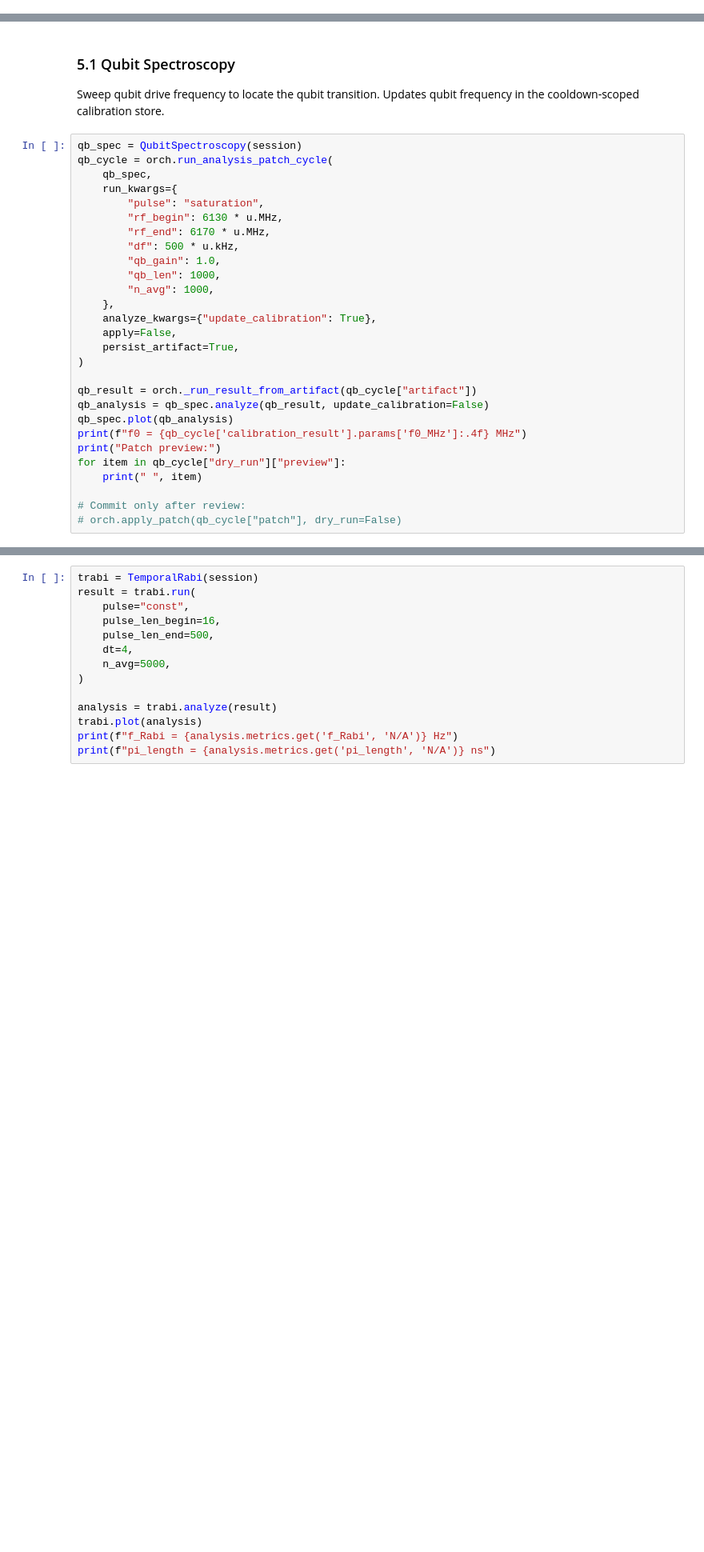
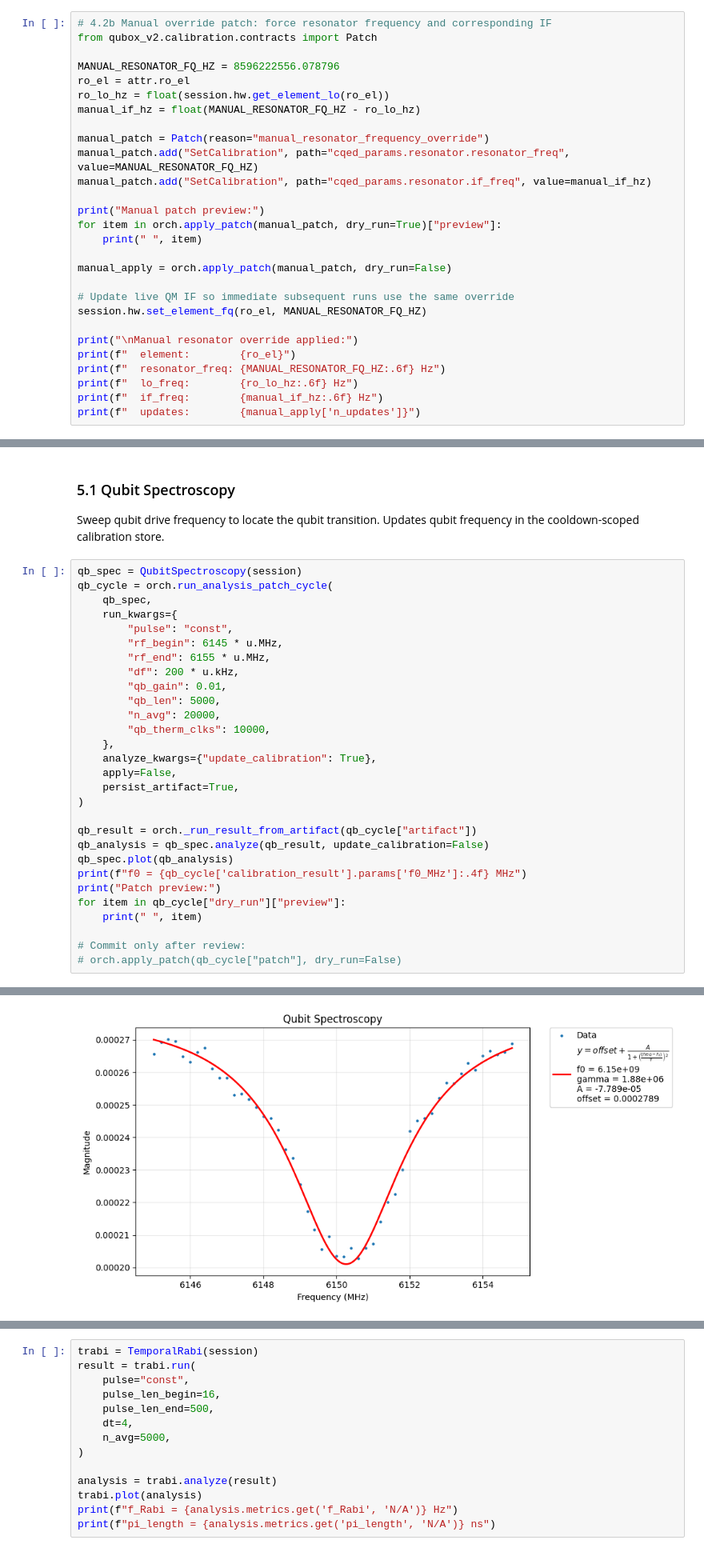
Before and after one commit to SoraUmika/qubox, a Jupyter notebook: notebooks/post_cavity_experiment_context.ipynb, the cells around one changed output, grey strips where cells are left out. Shown at 80% size. Drawn from its saved outputs; the diff is of its cells as text; blank space fills up the shorter version.

```diff
--- a/notebooks/post_cavity_experiment_context.ipynb
+++ b/notebooks/post_cavity_experiment_context.ipynb
@@ -503,0 +756,28 @@ for item in res_cycle["dry_run"]["preview"]:
+# %%
+# 4.2b Manual override patch: force resonator frequency and corresponding IF
+from qubox_v2.calibration.contracts import Patch
+
+MANUAL_RESONATOR_FQ_HZ = 8596222556.078796
+ro_el = attr.ro_el
+ro_lo_hz = float(session.hw.get_element_lo(ro_el))
+manual_if_hz = float(MANUAL_RESONATOR_FQ_HZ - ro_lo_hz)
+
+manual_patch = Patch(reason="manual_resonator_frequency_override")
+manual_patch.add("SetCalibration", path="cqed_params.resonator.resonator_freq", value=MANUAL_RESONATOR_FQ_HZ)
+manual_patch.add("SetCalibration", path="cqed_params.resonator.if_freq", value=manual_if_hz)
+
+print("Manual patch preview:")
+for item in orch.apply_patch(manual_patch, dry_run=True)["preview"]:
+    print(" ", item)
+
+manual_apply = orch.apply_patch(manual_patch, dry_run=False)
+
+# Update live QM IF so immediate subsequent runs use the same override
+session.hw.set_element_fq(ro_el, MANUAL_RESONATOR_FQ_HZ)
+
+print("\nManual resonator override applied:")
+print(f"  element:        {ro_el}")
+print(f"  resonator_freq: {MANUAL_RESONATOR_FQ_HZ:.6f} Hz")
+print(f"  lo_freq:        {ro_lo_hz:.6f} Hz")
+print(f"  if_freq:        {manual_if_hz:.6f} Hz")
+print(f"  updates:        {manual_apply['n_updates']}")
@@ -552,13 +829,14 @@ qb_spec = QubitSpectroscopy(session)
 qb_cycle = orch.run_analysis_patch_cycle(
     qb_spec,
     run_kwargs={
-        "pulse": "saturation",
-        "rf_begin": 6130 * u.MHz,
-        "rf_end": 6170 * u.MHz,
-        "df": 500 * u.kHz,
-        "qb_gain": 1.0,
-        "qb_len": 1000,
-        "n_avg": 1000,
+        "pulse": "const",
+        "rf_begin": 6145 * u.MHz,
+        "rf_end": 6155 * u.MHz,
+        "df": 200 * u.kHz,
+        "qb_gain": 0.01,
+        "qb_len": 5000,
+        "n_avg": 20000,
+        "qb_therm_clks": 10000,
     },
     analyze_kwargs={"update_calibration": True},
     apply=False,
@@ -575,3 +853,4 @@ for item in qb_cycle["dry_run"]["preview"]:
 
 # Commit only after review:
 # orch.apply_patch(qb_cycle["patch"], dry_run=False)
+# %% [output]
@@ -577,0 +865 @@ for item in qb_cycle["dry_run"]["preview"]:
+[figure, added]
```
Also changed, not shown: parts of 33 cells of this notebook, 12 other files.
